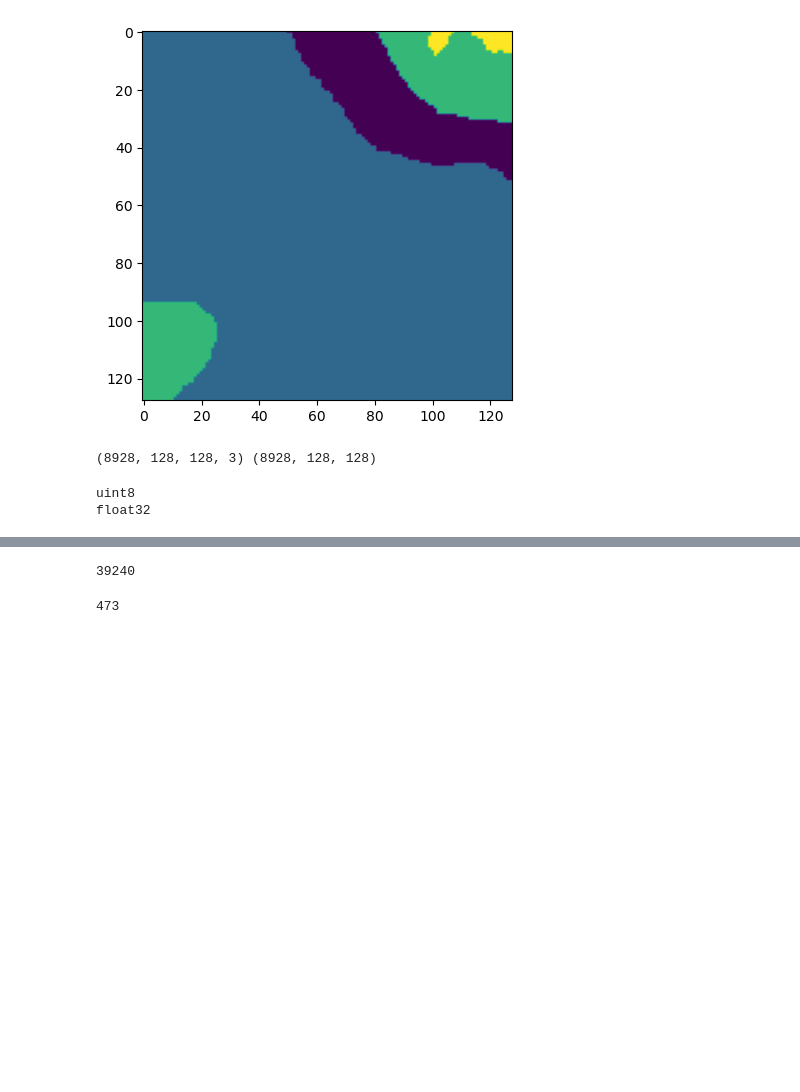
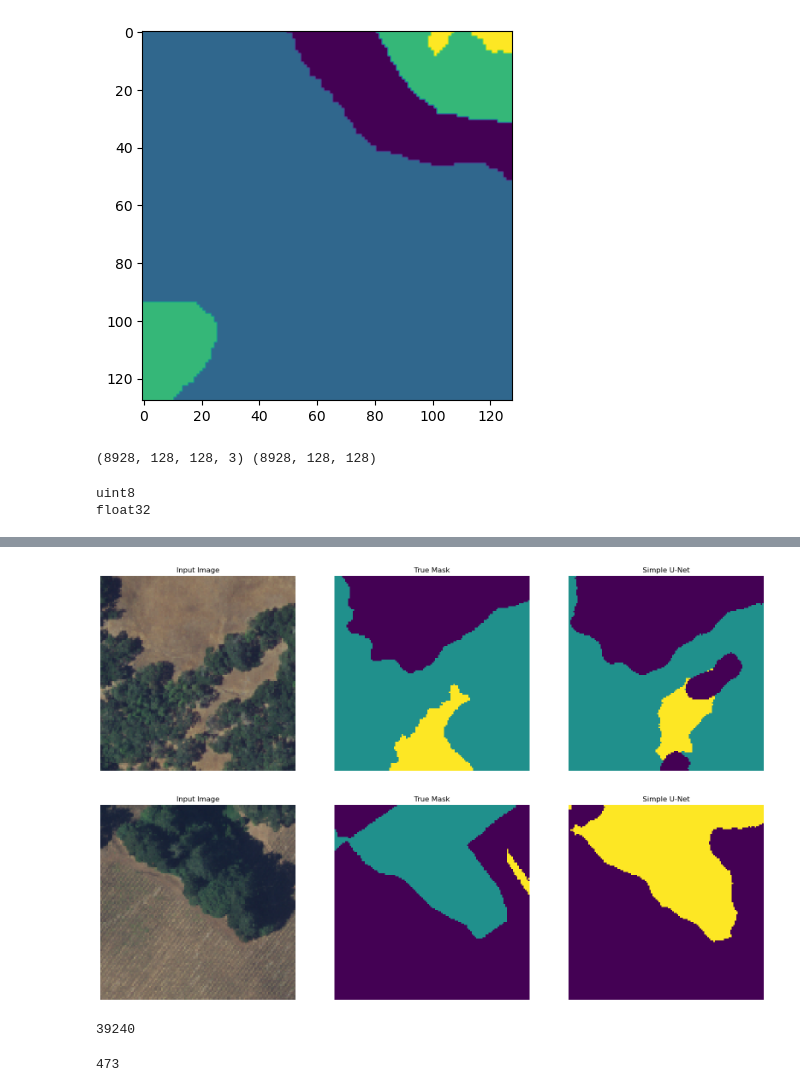
Before and after one commit to tylerjmwhit/Canopy_Damage_segmentation, a Jupyter notebook: segmented_dataset_classification.ipynb, the cells around one changed output, grey strips where cells are left out. Drawn from its saved outputs; the diff is of its cells as text; code cells hidden in the pictures; blank space fills up the shorter version.

```diff
--- a/segmented_dataset_classification.ipynb
+++ b/segmented_dataset_classification.ipynb
@@ -104,4 +107,4 @@ ________________________________________________________________________________
 # %%
-history = model.fit(train_images, train_labels, epochs=50, validation_data=(test_images, test_labels), callbacks = callbacks)
+history = model.fit(train_images, train_labels, epochs=50, validation_data=(test_images, test_labels), batch_size= 12,callbacks = callbacks)
 # %% [output]
 Epoch 1/50
@@ -135,3 +129,9 @@ hp.show_predictions(model,test_images[10:13],test_labels[10:13], 3)
+# %%
+hp.show_predictions(model,test_images[100:103],test_labels[100:103], 2, "Simple U-Net")
+del model
+# %% [output]
+[figure, added]
+[figure, added]
 # %%
 keras.backend.clear_session()
 model_mobile = hp.mobile_unet_model(output_channels=4)
```
Also changed, not shown: parts of 17 cells of this notebook, 2 other files.
